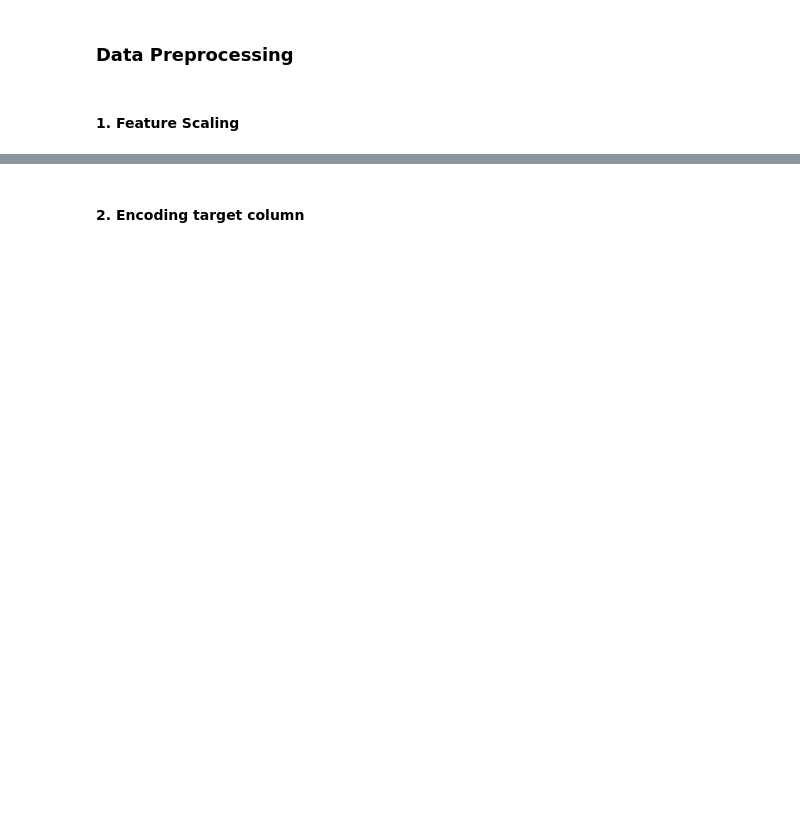
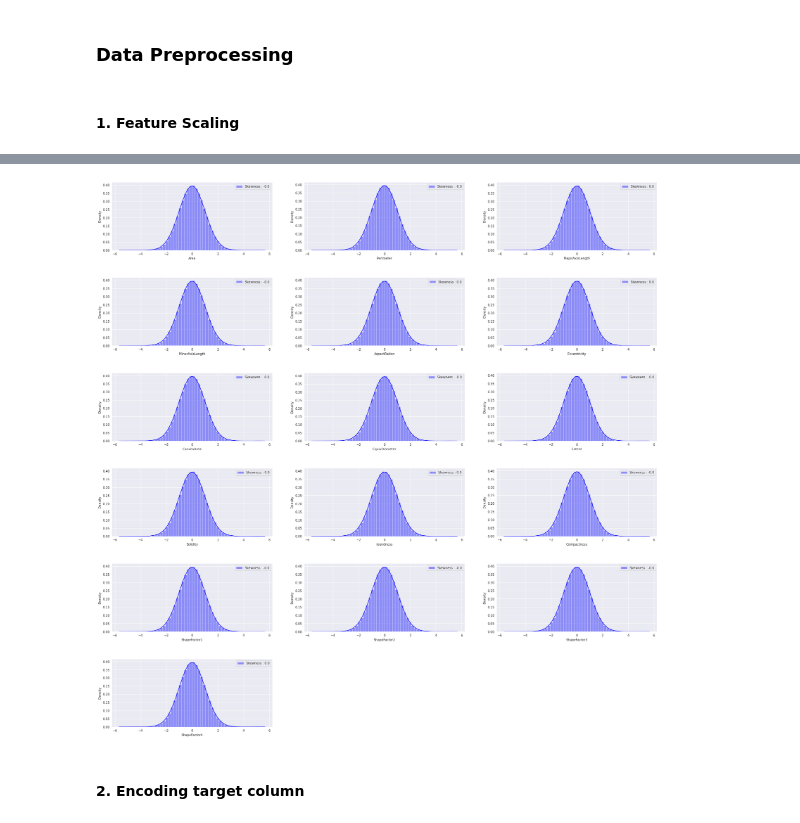
Before and after one commit to lauren-safwat/Dry-Beans-Classification, a Jupyter notebook: Dry_Beans_Classification.ipynb, the cells around one changed output, grey strips where cells are left out. Cells and saved outputs as stored; diff of their text form; code cells hidden in the pictures; blank space fills up the shorter version.

```diff
--- a/Dry_Beans_Classification.ipynb
+++ b/Dry_Beans_Classification.ipynb
@@ -155,12 +381,14 @@ plt.show()
 # %%
-# f, axs = plt.subplots(figsize=(30, 30))
-# plt.subplots_adjust(left=0.1, bottom=0.1, right=0.9, top=0.9, wspace=0.2, hspace=0.4)
+f, axs = plt.subplots(figsize=(30, 30))
+plt.subplots_adjust(left=0.1, bottom=0.1, right=0.9, top=0.9, wspace=0.2, hspace=0.4)
 
-# for i, column in enumerate(X.columns, 1):
-#     _ = plt.subplot(6, 3, i)
-#     _ = sns.distplot(X[column], color="b", label="Skewness : %.1f"%(X[column].skew()))
-#     plt.legend(loc="best")
-# plt.show()
+for i, column in enumerate(df.columns, 1):
+    _ = plt.subplot(6, 3, i)
+    _ = sns.distplot(df[column], color="b", label="Skewness : %.1f"%(df[column].skew()))
+    plt.legend(loc="best")
+plt.show()
+# %% [output]
+[figure, added]
 # %% [markdown]
 #### 2. Encoding target column
 # %%
```
Also changed, not shown: parts of 32 cells of this notebook.
